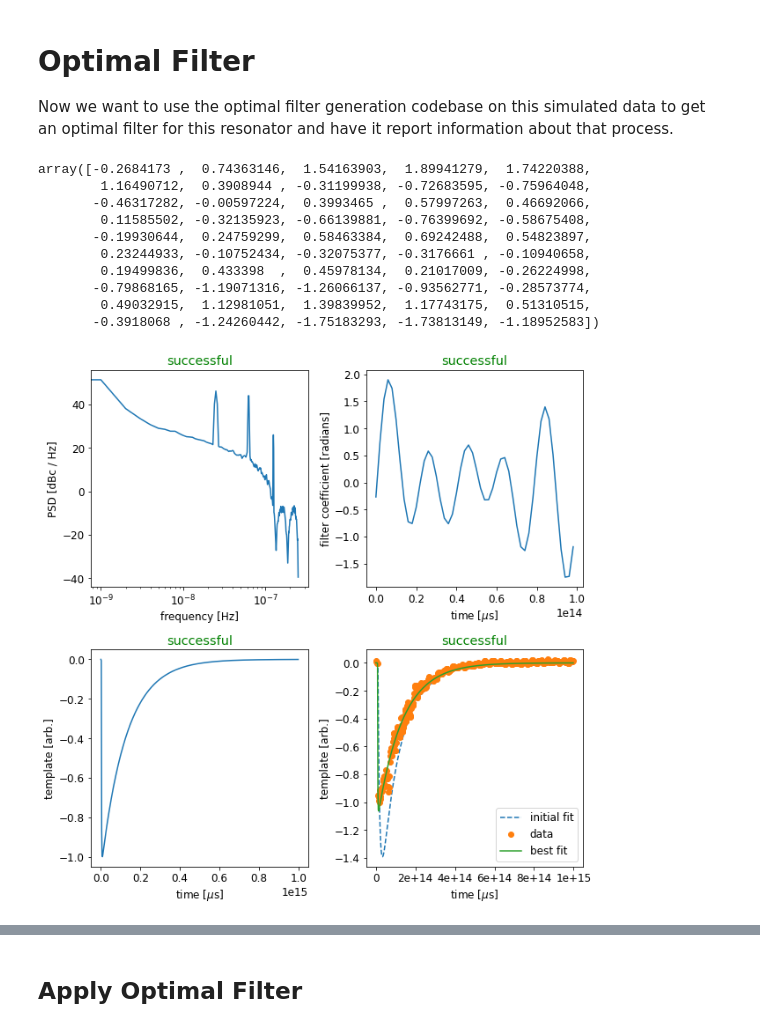
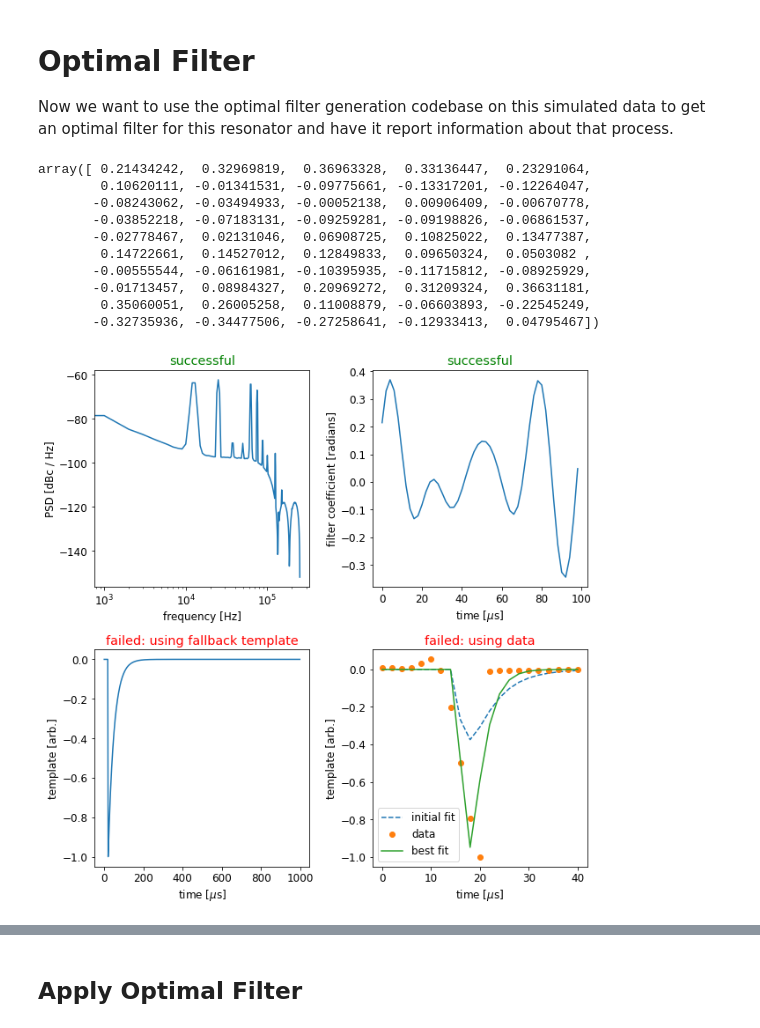
Before and after one commit to MazinLab/MKIDReadoutAnalysis, a Jupyter notebook: Example.ipynb, the cells around one changed output, grey strips where cells are left out. Saved outputs shown, nothing was run; the diff lists cells and outputs as text; code cells hidden in the pictures.

```diff
--- a/Example.ipynb
+++ b/Example.ipynb
@@ -49,7 +51,7 @@ quasiparticle_timestream.plot_timeseries(quasiparticle_timestream.data)
 # Resonator
 # %%
 # Create resonator and compute S21
-resonator = Resonator(f0=4.0012e9, qi=200000, qc=15000, xa=1e-9, a=0, tls_scale=10e3)
+resonator = Resonator(f0=4.0012e9, qi=200000, qc=15000, xa=1e-9, a=0, tls_scale=1e2)
 rf = RFElectronics(gain=(3.0, 0, 0), phase_delay=0, cable_delay=50e-9)
 freq = FrequencyGrid( fc=4.0012e9, points=1000, span=500e6)
 sweep = ResonatorSweep(resonator, freq, rf)
@@ -98,9 +100,3 @@ axes.plot(t, d2, linestyle=':', color='C1')
 Now I'm going to perform the same measurment but this time I will use the original `quasiparticle_timestream` object with many photons.
 # %%
 lit_res_measurment = ReadoutPhotonResonator(resonator, quasiparticle_timestream, freq, rf)
-# %%
-# toggle white noise
-lit_res_measurment.noise_on = True
-
-# adjust white noise scale
-lit_res_measurment.rf.noise_scale = 10
@@ -107,3 +111,18 @@ lit_res_measurment.rf.noise_scale = 10
+# %%
+# toggle white noise and line noise
+lit_res_measurment.noise_on = True
+
+# adjust white noise scale
+lit_res_measurment.rf.noise_scale = 15
+
+# configure line noise
+lit_res_measurment.rf.line_noise.freqs = ([60, 50e3, 100e3, 250e3, -300e3, 300e3, 500e3]) # Hz and relative to center of bin (MKID we are reading out)
+lit_res_measurment.rf.line_noise.amplitudes = ([0.05, 0.05, 0.05, 0.05, 0.05, 0.05, 0.01])
+lit_res_measurment.rf.line_noise.phases = ([0, 0.5, 0,1.3,0.5, 0.2, 2.4])
+
+#lit_res_measurment.rf.line_noise.freqs = ([500e3])
+#lit_res_measurment.rf.line_noise.amplitudes = ([0.00001])
+#lit_res_measurment.rf.line_noise.phases = ([0])
 # %% [markdown]
 ## Coordinate Transform
 # %%
@@ -171,5 +164,5 @@ plot_psd(theta1+line_noise.real, lit_res_measurment.photons.fs)
 # Current 8-Tap Equirippple Lowpass Exported from MATLAB
 coe = np.array([-0.08066211966627938, 0.02032901400427789, 0.21182262325068868, 0.38968583545138658, 0.38968583545138658, 0.21182262325068868, 0.02032901400427789, -0.08066211966627938])
 # %%
-fine_channel = apply_lowpass_filter(coe, theta1+line_noise.real)
+fine_channel = apply_lowpass_filter(coe, theta1)
 # %%
@@ -188,41 +182,41 @@ Now we want to use the optimal filter generation codebase on this simulated data
 # %%
 from mkidreadoutanalysis.optimal_filters.make_filters import Calculator
 from mkidcore.config import ConfigThing
 cfg=ConfigThing()
-cfg.registerfromkvlist((('dt', 2e6),
+cfg.registerfromkvlist((('dt', 2e-6),
 ('summary_plot', True),
 ('pulses.unwrap', False),
 ('pulses.fallback_template', 'default'),
 ('pulses.ntemplate', 500),
 ('pulses.offset', 10),
 ('pulses.threshold', 4),
-('pulses.separation', 50),
-('pulses.min_pulses', 5),
+('pulses.separation', 30),
+('pulses.min_pulses', 500),
 ('noise.nwindow', 500),
-('noise.isolation', 10),
-('noise.max_noise', 200),
-('template.percent', 90),
+('noise.isolation', 100),
+('noise.max_noise', 2000),
+('template.percent', 80),
 ('template.cutoff', .1),
 ('template.min_tau', 5),
 ('template.max_tau', 100),
 ('template.fit', 'triple_exponential'),
 ('filter.filter_type',  'wiener'),
 ('filter.nfilter', 50),
 ('filter.normalize', True)), namespace='')
 
 ofc = Calculator(fine_channel,  config=cfg, name='simulated')
 ofc.calculate(clear=False)
 ofc.plot()
 ofc.result["filter"]
 # %% [output]
-array([-0.2684173 ,  0.74363146,  1.54163903,  1.89941279,  1.74220388,
-        1.16490712,  0.3908944 , -0.31199938, -0.72683595, -0.75964048,
-       -0.46317282, -0.00597224,  0.3993465 ,  0.57997263,  0.46692066,
-        0.11585502, -0.32135923, -0.66139881, -0.76399692, -0.58675408,
-       -0.19930644,  0.24759299,  0.58463384,  0.69242488,  0.54823897,
-        0.23244933, -0.10752434, -0.32075377, -0.3176661 , -0.10940658,
-        0.19499836,  0.433398  ,  0.45978134,  0.21017009, -0.26224998,
-       -0.79868165, -1.19071316, -1.26066137, -0.93562771, -0.28573774,
-        0.49032915,  1.12981051,  1.39839952,  1.17743175,  0.51310515,
-       -0.3918068 , -1.24260442, -1.75183293, -1.73813149, -1.18952583])
+array([ 0.21434242,  0.32969819,  0.36963328,  0.33136447,  0.23291064,
+        0.10620111, -0.01341531, -0.09775661, -0.13317201, -0.12264047,
+       -0.08243062, -0.03494933, -0.00052138,  0.00906409, -0.00670778,
+       -0.03852218, -0.07183131, -0.09259281, -0.09198826, -0.06861537,
+       -0.02778467,  0.02131046,  0.06908725,  0.10825022,  0.13477387,
+        0.14722661,  0.14527012,  0.12849833,  0.09650324,  0.0503082 ,
+       -0.00555544, -0.06161981, -0.10395935, -0.11715812, -0.08925929,
+       -0.01713457,  0.08984327,  0.20969272,  0.31209324,  0.36631181,
+        0.35060051,  0.26005258,  0.11008879, -0.06603893, -0.22545249,
+       -0.32735936, -0.34477506, -0.27258641, -0.12933413,  0.04795467])
-[figure, old version]
+[figure, new version]
```
Also changed, not shown: parts of 26 cells of this notebook, 2 other files.
